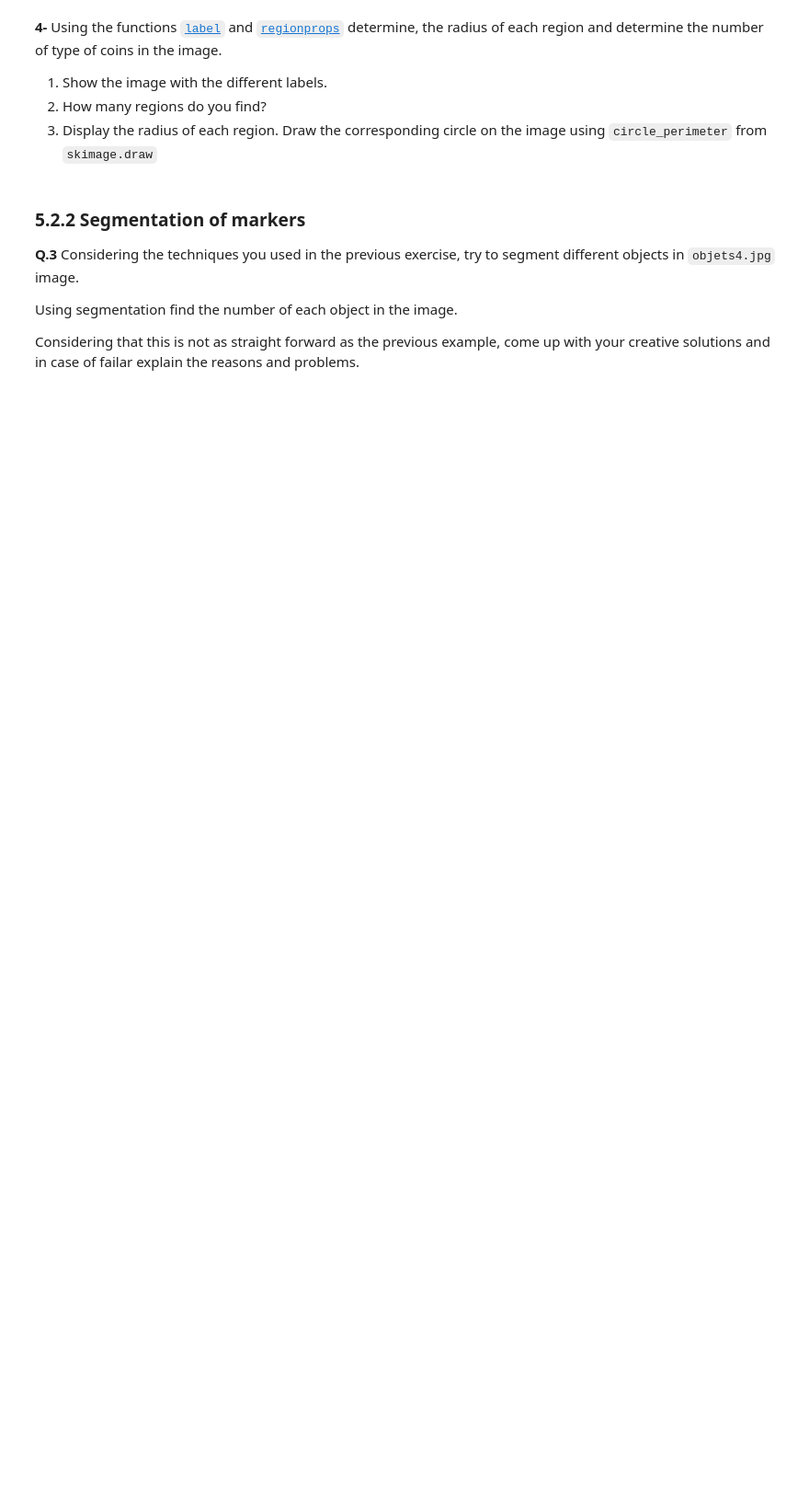
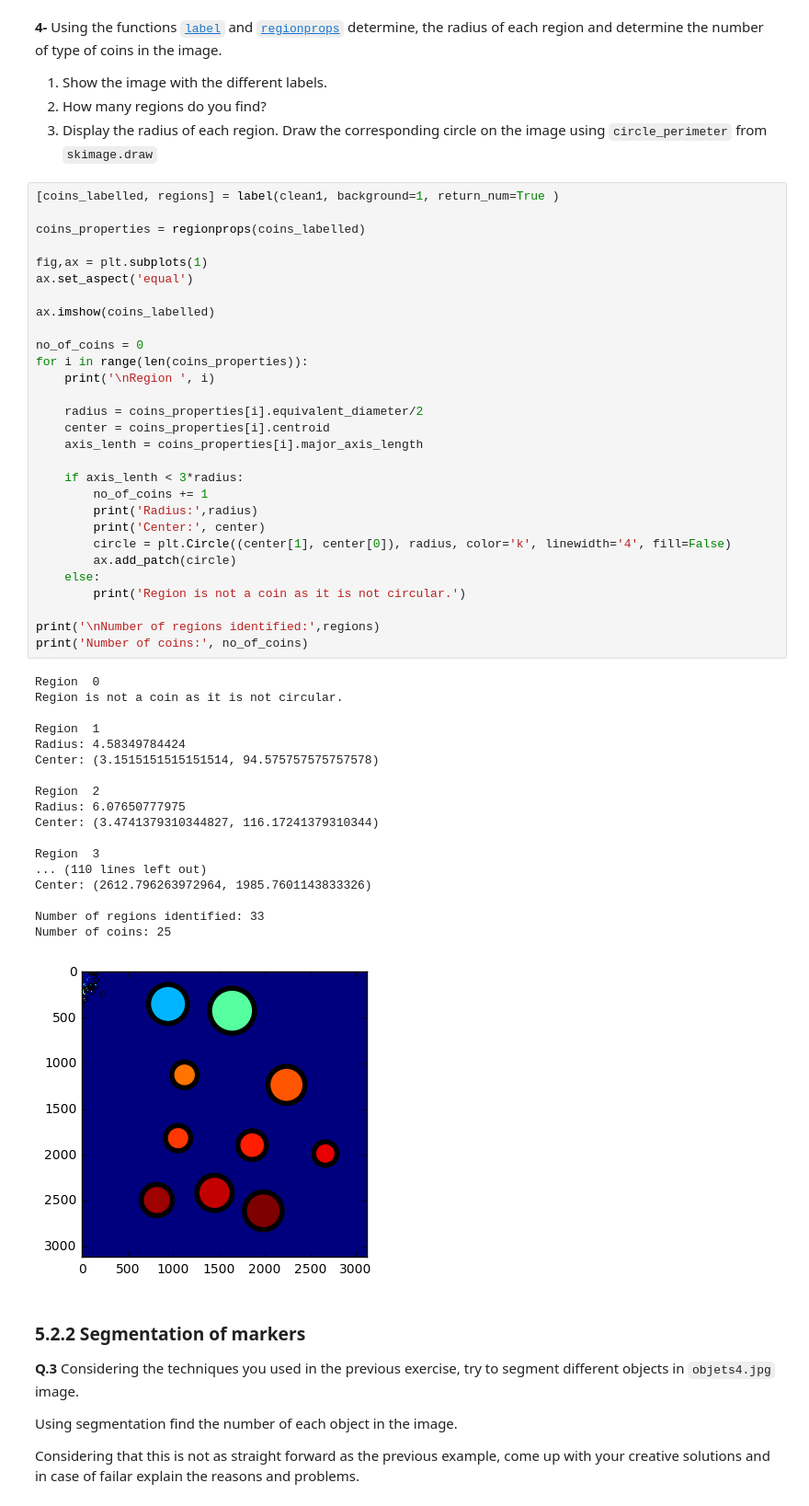
Before and after one commit to daniejianah/B31XB-IIP-TP-1718, a Jupyter notebook: 5-morpho-segmentation/5-morpho-segmentation.ipynb, the cells around one changed output. Shown at 92% size. Cells and saved outputs as stored; diff of their text form; blank space fills up the shorter version.

```diff
--- a/5-morpho-segmentation/5-morpho-segmentation.ipynb
+++ b/5-morpho-segmentation/5-morpho-segmentation.ipynb
@@ -189,6 +198,54 @@ io.imshow(clean1)
 1. Show the image with the different labels.
 1. How many regions do you find?
 1. Display the radius of each region. Draw the corresponding circle on the image using `circle_perimeter` from `skimage.draw`
+# %%
+[coins_labelled, regions] = label(clean1, background=1, return_num=True )
+
+coins_properties = regionprops(coins_labelled)
+
+fig,ax = plt.subplots(1)
+ax.set_aspect('equal')
+
+ax.imshow(coins_labelled)
+
+no_of_coins = 0
+for i in range(len(coins_properties)):
+    print('\nRegion ', i)
+
+    radius = coins_properties[i].equivalent_diameter/2
+    center = coins_properties[i].centroid
+    axis_lenth = coins_properties[i].major_axis_length
+
+    if axis_lenth < 3*radius:
+        no_of_coins += 1
+        print('Radius:',radius)
+        print('Center:', center)
+        circle = plt.Circle((center[1], center[0]), radius, color='k', linewidth='4', fill=False)
+        ax.add_patch(circle)
+    else:
+        print('Region is not a coin as it is not circular.')
+
+print('\nNumber of regions identified:',regions)
+print('Number of coins:', no_of_coins)
+# %% [output]
+Region  0
+Region is not a coin as it is not circular.
+
+Region  1
+Radius: 4.58349784424
+Center: (3.1515151515151514, 94.575757575757578)
+
+Region  2
+Radius: 6.07650777975
+Center: (3.4741379310344827, 116.17241379310344)
+
+Region  3
+... (110 lines left out)
+Center: (2612.796263972964, 1985.7601143833326)
+
+Number of regions identified: 33
+Number of coins: 25
+[figure, added]
 # %% [markdown]
 ### 5.2.2 Segmentation of markers
 
```
Also changed, not shown: parts of 8 cells of this notebook.
